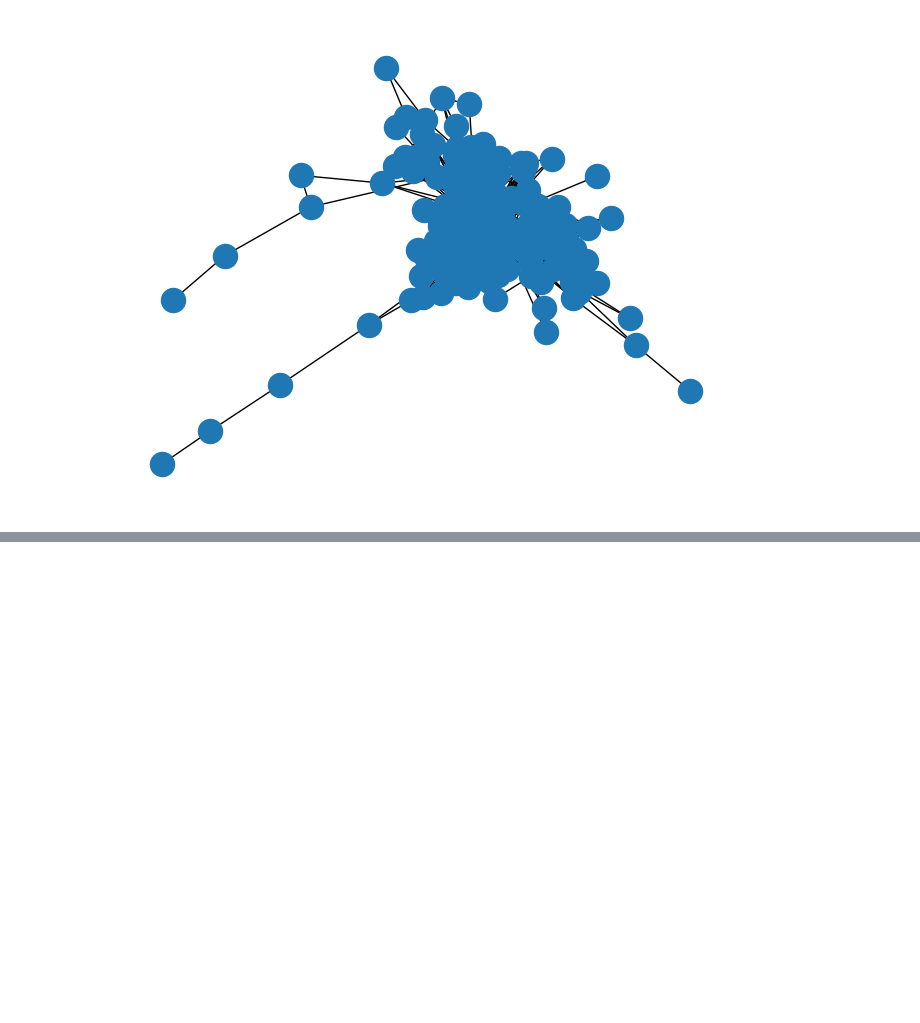
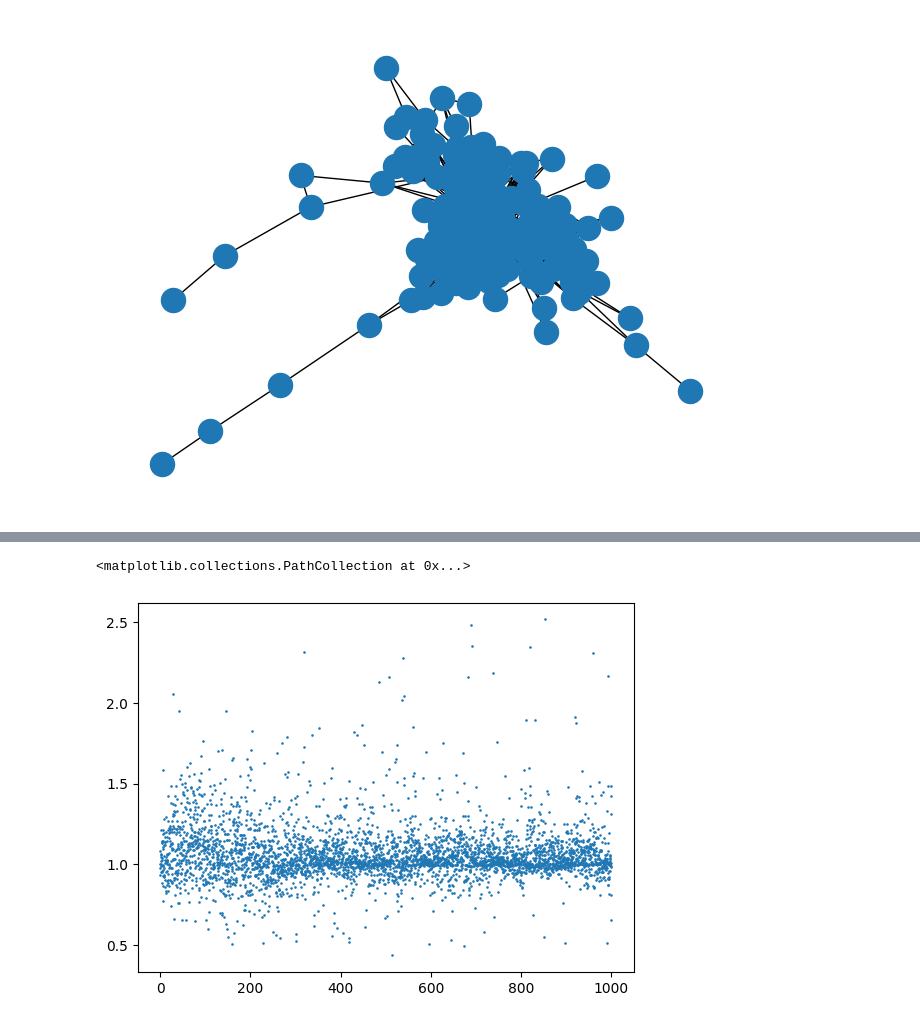
Before and after one commit to batemanrichard/ABMs_in_Python_with_Mesa, a Jupyter notebook: MesaTutorial.ipynb, the cells around one changed output, grey strips where cells are left out. Saved outputs shown, nothing was run; the diff lists cells and outputs as text; code cells hidden in the pictures; blank space fills up the shorter version.

```diff
--- a/MesaTutorial.ipynb
+++ b/MesaTutorial.ipynb
@@ -471,6 +472,7 @@ class SugarscapeG1mt(mesa.Model):
     self.metabolism_max = metabolism_max
     self.vision_min = vision_min
     self.vision_max = vision_max
+    self.running = True
 
     # Initiate mesa grid class
     self.grid = mesa.space.MultiGrid(self.width, self.height, torus = False)
@@ -484,7 +486,7 @@ class SugarscapeG1mt(mesa.Model):
           "Trade Volume": lambda m: sum(len(a.trade_partners)
           for a in m.schedule.agents_by_type[Trader].values()),
           "Price": lambda m: geometric_mean(flatten([a.prices for a in m.schedule.agents_by_type[Trader].values()]))},
-        agent_reporters = {"Trade Network": lambda a: get_trade(a)}
+        #agent_reporters = {"Trade Network": lambda a: get_trade(a)}
     )
 
     # Read in landscape file from supplementary material
@@ -593,7 +595,7 @@ class SugarscapeG1mt(mesa.Model):
   def run_model(self, step_count=1000):
 
     for i in range (step_count):
-      print(i)
+      #print(i)
       self.step()
 # %% [markdown]
 # Run Sugarscape
@@ -736,0 +741,16 @@ nx.draw(G)
+# %%
+params = {"width": 50, "height": 50,
+          "vision_min": range(1, 3),
+          "metabolism_max": [3, 5]}
+
+results_batch = mesa.batch_run(
+    SugarscapeG1mt,
+    parameters = params,
+    iterations = 1,
+    number_processes = 1,
+    data_collection_period = 1,
+    display_progress = True
+)
+# %%
+results_df = pd.DataFrame(results_batch)
+results_df
@@ -736,0 +771,6 @@ nx.draw(G)
+# %%
+# Does price still converge to 1
+plt.scatter(results_df["Step"], results_df["Price"], s = 0.75)
+# %% [output]
+<matplotlib.collections.PathCollection at 0x...>
+[figure, added]
```
Also changed, not shown: parts of 6 cells of this notebook.
